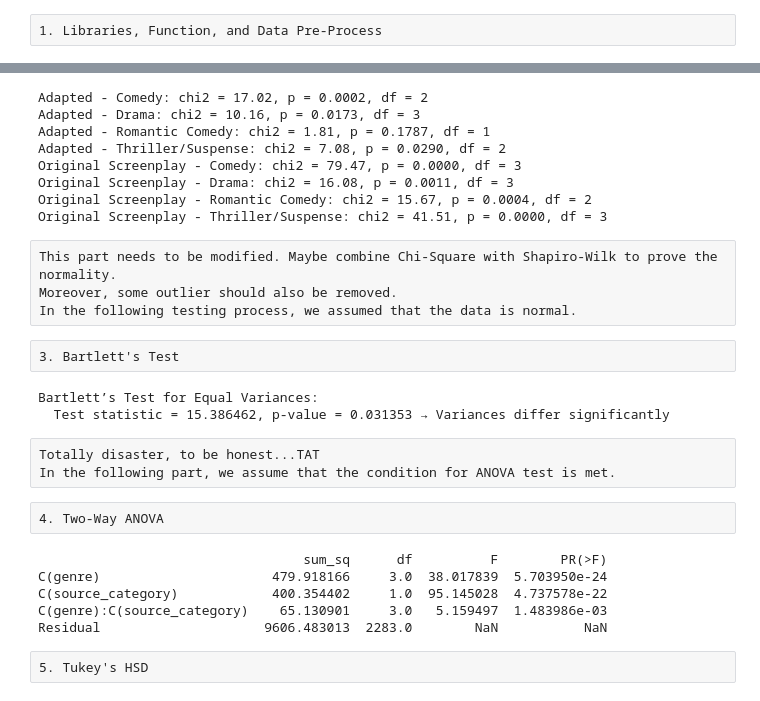
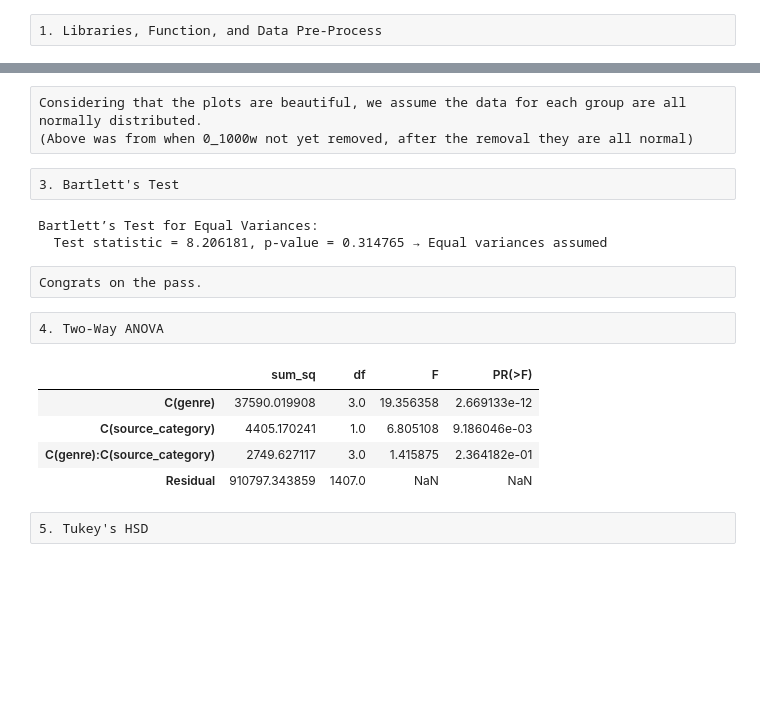
Before and after one commit to Ocean1029/Statistics_Final_Project, a Jupyter notebook: final_code_workspace/task_3.ipynb, the cells around one changed output, grey strips where cells are left out. Drawn from its saved outputs; the diff is of its cells as text; code cells hidden in the pictures; blank space fills up the shorter version.

```diff
--- a/final_code_workspace/task_3.ipynb
+++ b/final_code_workspace/task_3.ipynb
@@ -219,66 +267,39 @@ For factor = Adapted - Comedy
-# %%
-grouped = combined_df.groupby('group_label')['flattened_total_box_office']
-
-chi2_results = {}
-for group_name, values in grouped:
-    try:
-        result = chi_square_normality_test(values, bins=6)
-        chi2_results[group_name] = result
-    except Exception as e:
-        chi2_results[group_name] = {"error": str(e)}
-
-for group, result in chi2_results.items():
-    if 'error' in result:
-        print(f"{group}: ERROR - {result['error']}")
-    else:
-        print(f"{group}: chi2 = {result['chi2_stat']:.2f}, p = {result['p_value']:.4f}, df = {result['df']}")
-# %% [output]
-Adapted - Comedy: chi2 = 17.02, p = 0.0002, df = 2
-Adapted - Drama: chi2 = 10.16, p = 0.0173, df = 3
-Adapted - Romantic Comedy: chi2 = 1.81, p = 0.1787, df = 1
-Adapted - Thriller/Suspense: chi2 = 7.08, p = 0.0290, df = 2
-Original Screenplay - Comedy: chi2 = 79.47, p = 0.0000, df = 3
-Original Screenplay - Drama: chi2 = 16.08, p = 0.0011, df = 3
-Original Screenplay - Romantic Comedy: chi2 = 15.67, p = 0.0004, df = 2
-Original Screenplay - Thriller/Suspense: chi2 = 41.51, p = 0.0000, df = 3
 # %% [raw]
-This part needs to be modified. Maybe combine Chi-Square with Shapiro-Wilk to prove the normality.
-Moreover, some outlier should also be removed.
-In the following testing process, we assumed that the data is normal.
+Considering that the plots are beautiful, we assume the data for each group are all normally distributed.
+(Above was from when 0_1000w not yet removed, after the removal they are all normal)
 # %% [raw]
 3. Bartlett's Test
 # %%
 bartlett_result = bartlett_test(
-    df=combined_df,
+    df=filtered_df,
     response_col='flattened_total_box_office',
     factor_col='group_label',
     alpha=0.05
 )
 # %% [output]
 Bartlett’s Test for Equal Variances:
-  Test statistic = 15.386462, p-value = 0.031353 → Variances differ significantly
+  Test statistic = 8.206181, p-value = 0.314765 → Equal variances assumed
 # %% [raw]
-Totally disaster, to be honest...TAT
-In the following part, we assume that the condition for ANOVA test is met.
+Congrats on the pass.
 # %% [raw]
 4. Two-Way ANOVA
 # %%
-combined_df['genre'] = combined_df['genre'].astype('category')
-combined_df['source_category'] = combined_df['source_category'].astype('category')
+filtered_df['genre'] = filtered_df['genre'].astype('category')
+filtered_df['source_category'] = filtered_df['source_category'].astype('category')
 
 model = smf.ols(
     'flattened_total_box_office ~ C(genre) + C(source_category) + C(genre):C(source_category)',
-    data=combined_df
+    data=filtered_df
 ).fit()
 
 anova_table = sm.stats.anova_lm(model, typ=2)
-print(anova_table)
+display(anova_table)
 # %% [output]
-                                  sum_sq      df          F        PR(>F)
-C(genre)                      479.918166     3.0  38.017839  5.703950e-24
-C(source_category)            400.354402     1.0  95.145028  4.737578e-22
-C(genre):C(source_category)    65.130901     3.0   5.159497  1.483986e-03
-Residual                     9606.483013  2283.0        NaN           NaN
+|  | sum_sq | df | F | PR(>F) |
+| C(genre) | 37590.019908 | 3.0 | 19.356358 | 2.669133e-12 |
+| C(source_category) | 4405.170241 | 1.0 | 6.805108 | 9.186046e-03 |
+| C(genre):C(source_category) | 2749.627117 | 3.0 | 1.415875 | 2.364182e-01 |
+| Residual | 910797.343859 | 1407.0 | NaN | NaN |
 # %% [raw]
 5. Tukey's HSD
 # %%
```
Also changed, not shown: parts of 9 cells of this notebook, 1 other file.
